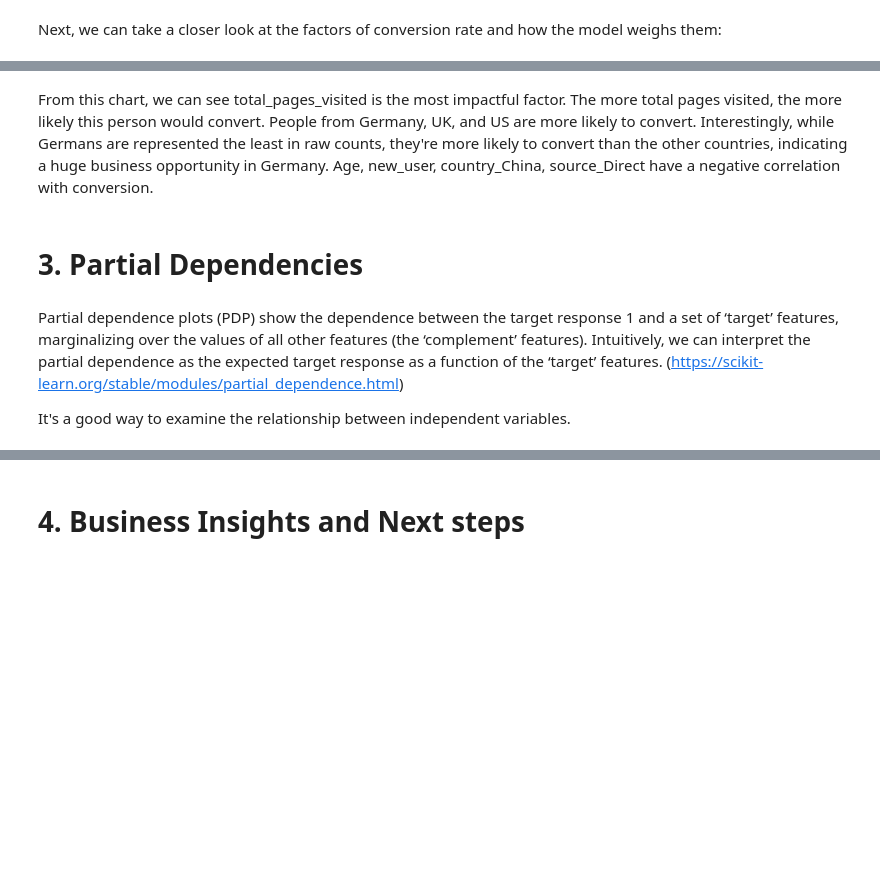
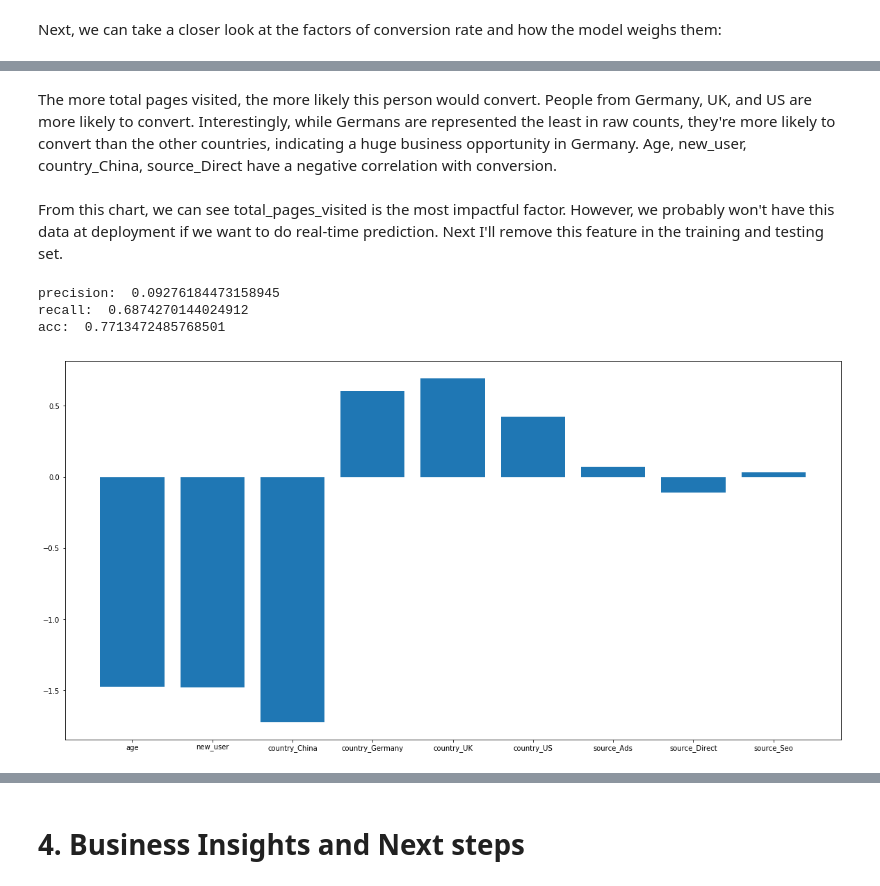
Before and after one commit to teijag/data_challenges, a Jupyter notebook: conversion_rate/predict_conversion_rate.ipynb, the cells around one changed output, grey strips where cells are left out. Drawn from its saved outputs; the diff is of its cells as text; code cells hidden in the pictures; blank space fills up the shorter version.

Commit message:
fix data leakage

```diff
--- a/conversion_rate/predict_conversion_rate.ipynb
+++ b/conversion_rate/predict_conversion_rate.ipynb
@@ -187,10 +196,26 @@ plt.show()
 # %% [markdown]
-From this chart, we can see total_pages_visited is the most impactful factor. The more total pages visited, the more likely this person would convert.
+The more total pages visited, the more likely this person would convert.
 People from Germany, UK, and US are more likely to convert. Interestingly, while Germans are represented the least in raw counts, they're more likely to convert than the other countries, indicating a huge business opportunity in Germany.
 Age, new_user, country_China, source_Direct have a negative correlation with conversion.
-# %% [markdown]
-# 3. Partial Dependencies
-# %% [markdown]
-Partial dependence plots (PDP) show the dependence between the target response 1 and a set of ‘target’ features, marginalizing over the values of all other features (the ‘complement’ features). Intuitively, we can interpret the partial dependence as the expected target response as a function of the ‘target’ features. (https://scikit-learn.org/stable/modules/partial_dependence.html)
-
-It's a good way to examine the relationship between independent variables.
+# %% [markdown]
+From this chart, we can see total_pages_visited is the most impactful factor. However, we probably won't have this data at deployment if we want to do real-time prediction. Next I'll remove this feature in the training and testing set.
+# %%
+X_train_new = np.delete(X_train_scaled,2,1)
+X_test_new = np.delete(X_test_scaled,2,1)
+# %%
+logreg = LogisticRegressionCV(scoring = 'f1', class_weight ='balanced')
+logreg.fit(X_train_new, y_train)
+y_pred = logreg.predict(X_test_new)
+print ("precision: ", precision_score(y_test,y_pred))
+print ("recall: ", recall_score(y_test,y_pred))
+print ("acc: ", accuracy_score(y_test,y_pred))
+
+coef = logreg.coef_[0]
+plt.figure(figsize=(20,10))
+plt.bar(X.columns.drop('total_pages_visited'),coef)
+plt.show()
+# %% [output]
+precision:  0.09276184473158945
+recall:  0.6874270144024912
+acc:  0.7713472485768501
+[figure, added]
```
Also changed, not shown: parts of 11 cells of this notebook, 1 other file.
